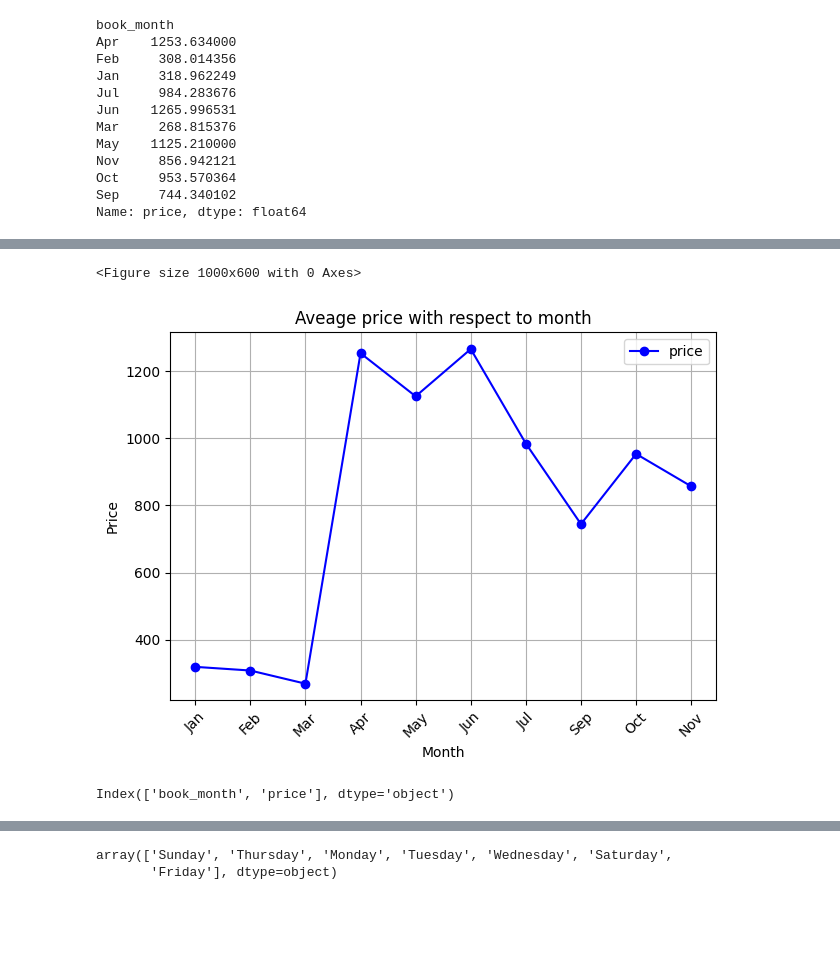
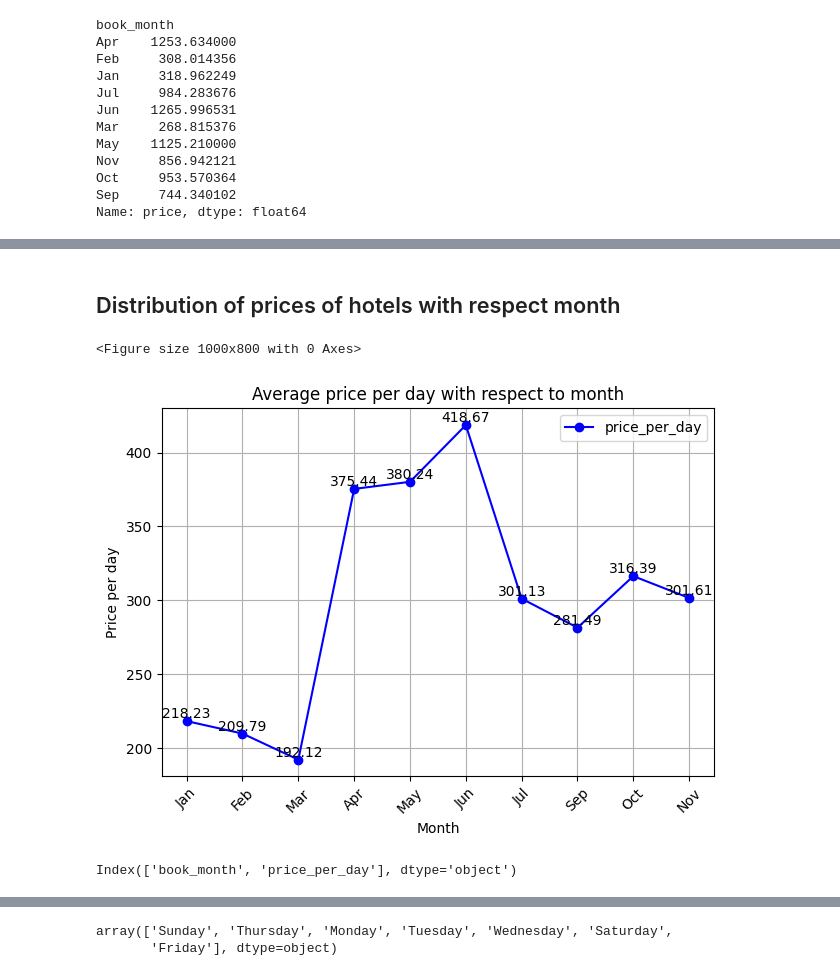
Before and after one commit to GOLISHYAMP/ML_AI, a Jupyter notebook: MachineLearningPrac/test.ipynb, the cells around one changed output, grey strips where cells are left out. Saved outputs shown, nothing was run; the diff lists cells and outputs as text; code cells hidden in the pictures; blank space fills up the shorter version.

```diff
--- a/MachineLearningPrac/test.ipynb
+++ b/MachineLearningPrac/test.ipynb
@@ -123,8 +123,14 @@ df['book_month'] = df['book_date'].dt.strftime('%b')
 # Extract week from 'book_date' and format it to display weekday names
 df['book_day'] = df['book_date'].dt.strftime('%A')
 
+# Extract week from 'check_in' and format it to display weekday names
+df['checkin_day'] = df['check_in'].dt.strftime('%A')
+
 # Calculate duration of stay
 df['duration_stay'] = (df['check_out'] - df['check_in']).dt.days
+
+#Calculating the price of hotel per day
+df['price_per_day'] = df['price']/df['duration_stay']
 # %%
 df.head()
 # %% [output]
@@ -428,6 +541,4 @@ Index(['Apr', 'Feb', 'Jan', 'Jul', 'Jun', 'Mar', 'May', 'Nov', 'Oct', 'Sep'], dt
 # %%
-import pandas as pd
-import matplotlib.pyplot as plt
 import calendar
 
 # Sample DataFrame
@@ -453,6 +564,9 @@ plt.xlabel('Month')
 plt.ylabel('Number of Bookings')
 plt.grid(True)
 plt.xticks(range(len(month_names)), month_names, rotation=45)
+# Annotate data points with their values
+for i, booking in enumerate(sorted_df['bookings']):
+    plt.text(i, booking, f'{booking:.2f}', ha='center', va='bottom')
 plt.tight_layout()
 plt.show()
 # %% [output]
@@ -478,39 +607,40 @@ Name: price, dtype: float64
+# %% [markdown]
+## Distribution of prices of hotels with respect month
 # %%
-import pandas as pd
-import matplotlib.pyplot as plt
-import calendar
-
 # Sample DataFrame
 data = {
-    'book_month': list(df.groupby('book_month')['price'].mean().sort_index().index),
-    'price': list(df.groupby('book_month')['price'].mean().sort_index().values)
+    'book_month': list(df.groupby('book_month')['price_per_day'].mean().sort_index().index),
+    'price_per_day': list(df.groupby('book_month')['price_per_day'].mean().sort_index().values)
 }
 d = pd.DataFrame(data)
 
 # Define a function to convert month abbreviations to numerical values
 def month_to_num(month_abbr):
     return list(calendar.month_abbr).index(month_abbr)
 
 # Sort the DataFrame by month abbreviations using the custom sorting order
 d['month_num'] = d['book_month'].apply(month_to_num)
 sorted_df = d.sort_values(by='month_num').drop(columns='month_num')
 month_names = list(sorted_df['book_month'])
 # Plot the booking trend over time
-plt.figure(figsize=(10, 6))
-sorted_df.plot(kind='line', x='book_month', y='price', marker='o', color='b')
-plt.title('Aveage price with respect to month')
+plt.figure(figsize=(10,8))
+sorted_df.plot(kind='line', x='book_month', y='price_per_day', marker='o', color='b')
+plt.title('Average price per day with respect to month')
 plt.xlabel('Month')
-plt.ylabel('Price')
+plt.ylabel('Price per day')
 plt.grid(True)
 plt.xticks(range(len(month_names)), month_names, rotation=45)
+# Annotate data points with their values
+for i, price in enumerate(sorted_df['price_per_day']):
+    plt.text(i, price, f'{price:.2f}', ha='center', va='bottom')
 plt.tight_layout()
 plt.show()
 # %% [output]
-<Figure size 1000x600 with 0 Axes>
+<Figure size 1000x800 with 0 Axes>
-[figure, old version]
+[figure, new version]
 # %%
 sorted_df.columns
 # %% [output]
-Index(['book_month', 'price'], dtype='object')
+Index(['book_month', 'price_per_day'], dtype='object')
 # %%
 import matplotlib.pyplot as plt
```
Also changed, not shown: parts of 70 cells of this notebook, 40 other files.
